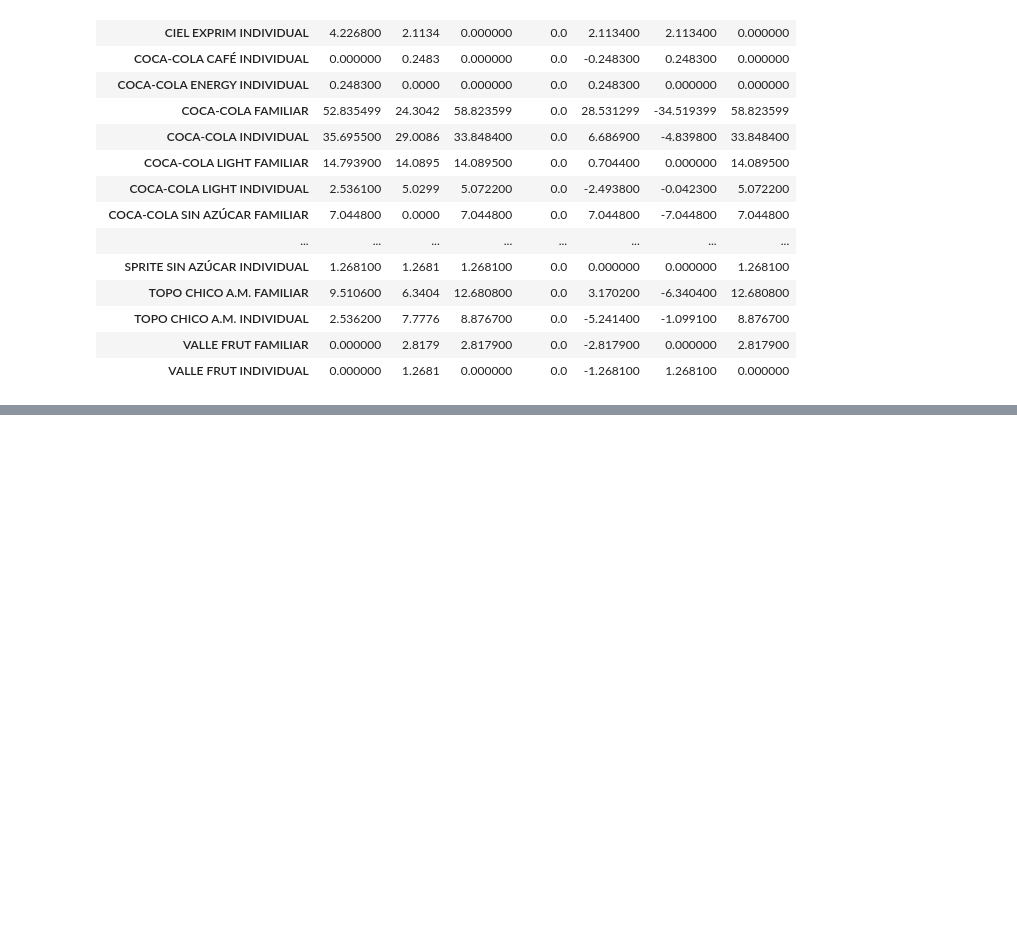
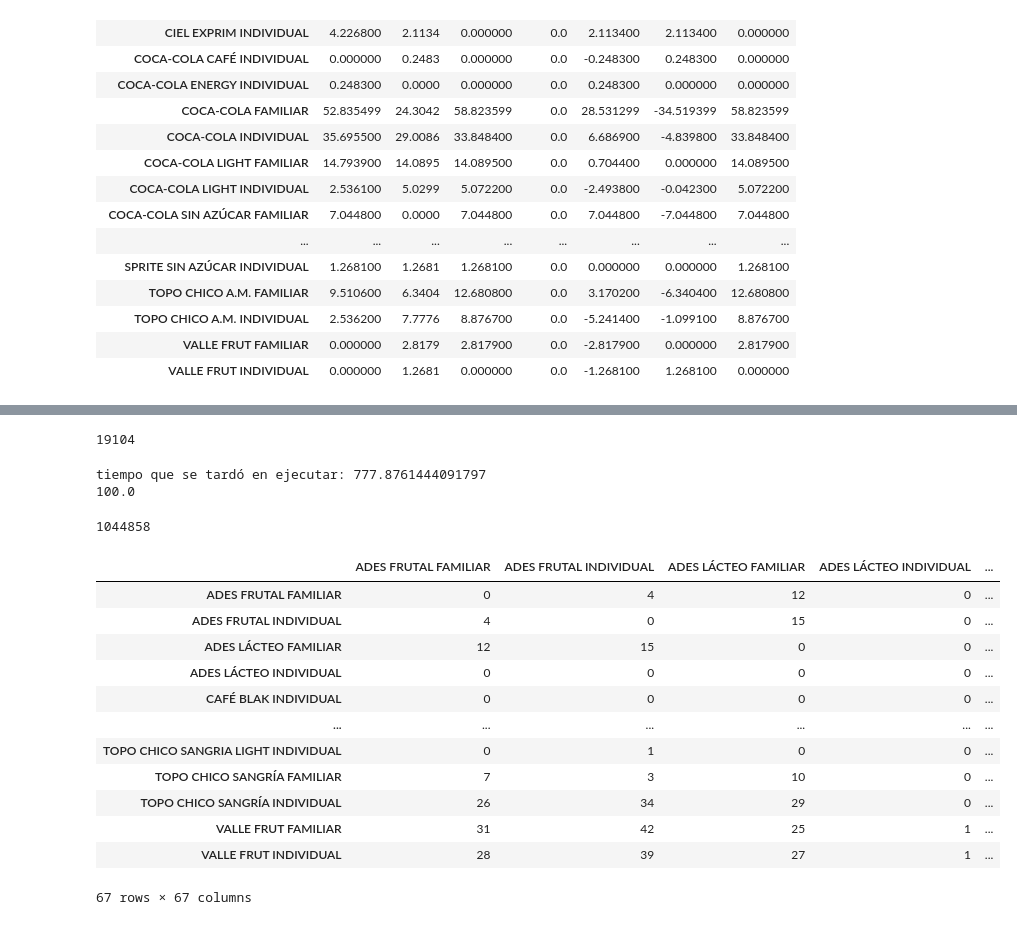
Before and after one commit to FeerRomero/CienciaDeDatos, a Jupyter notebook: ProyectoFinalFinalísimo.ipynb, the cells around one changed output, grey strips where cells are left out. Cells and saved outputs as stored; diff of their text form; code cells hidden in the pictures; blank space fills up the shorter version.

Commit message:
Se corrieron todos los elementos y se creo un csv con los resultados

```diff
--- a/ProyectoFinalFinalísimo.ipynb
+++ b/ProyectoFinalFinalísimo.ipynb
@@ -76,0 +71,4 @@ unique_Customers/dfTemp.shape[0]
+# %%
+uniqueCustomers = list(dfTemp['CustomerId'].unique())
+uniqueCustomers = sorted(uniqueCustomers)
+print(len(uniqueCustomers))
@@ -263,0 +276,50 @@ deltas.loc[500000101,:]
+# %%
+print(len(uniqueCustomers))
+# %% [output]
+19104
+# %%
+dfAcumulados = pd.DataFrame(columns = uniqueProductos, index = uniqueProductos)
+dfAcumulados = dfAcumulados.fillna(0)
+# %%
+startTime = time.time()
+cantEntradas = 0
+
+for custId in uniqueCustomers:
+    #print(custId)
+
+    #Se seleccionana todos los productos del custId especificado
+    nuevoDfDeltas = deltas.loc[custId,:]
+    cantEntradas = cantEntradas + len(nuevoDfDeltas)
+    dfTempDeltas = pd.DataFrame(index = uniqueProductos)
+    dfTempDeltas = dfTempDeltas.add(nuevoDfDeltas, fill_value=0)
+    dfTempDeltas = dfTempDeltas.fillna(0.0)
+    nuevoDfDeltas = dfTempDeltas
+
+    #Se transpone el Data Frame
+    nuevoDfDeltas = nuevoDfDeltas.transpose()
+
+    #Se calcula la correlación
+    corrNueva = nuevoDfDeltas.corr()
+    corrNueva = corrNueva.fillna(0.0)
+
+    #Se crea un Data Frame con valores verdaderos o falsos
+    dfCanibalizacion = corrNueva.applymap(lambda x: 1 if x < -0.75 else 0)
+
+    #Se suman los valores actuales con los arrojados si se cree que hay canibalización entre productos
+    dfTempCani = pd.DataFrame(columns = uniqueProductos, index = uniqueProductos)
+    dfTempCani = dfTempCani.add(dfCanibalizacion, fill_value = 0)
+    dfTempCani = dfTempCani.fillna(0)
+    dfAcumulados = dfAcumulados.add(dfTempCani, fill_value=0)
+
+endTime = time.time()
+# %%
+entradasTotales = deltas.shape[0]
+print("tiempo que se tardó en ejecutar: " + str(endTime - startTime))
+print((cantEntradas/entradasTotales)*100)
+# %% [output]
+tiempo que se tardó en ejecutar: 777.8761444091797
+100.0
+# %%
+dfAcumulados.sum().sum()
+# %% [output]
+1044858
@@ -263,0 +328,16 @@ deltas.loc[500000101,:]
+# %%
+dfAcumulados
+# %% [output]
+|  | ADES FRUTAL FAMILIAR | ADES FRUTAL INDIVIDUAL | ADES LÁCTEO FAMILIAR | ADES LÁCTEO INDIVIDUAL | ... |
+| ADES FRUTAL FAMILIAR | 0 | 4 | 12 | 0 | ... |
+| ADES FRUTAL INDIVIDUAL | 4 | 0 | 15 | 0 | ... |
+| ADES LÁCTEO FAMILIAR | 12 | 15 | 0 | 0 | ... |
+| ADES LÁCTEO INDIVIDUAL | 0 | 0 | 0 | 0 | ... |
+| CAFÉ BLAK INDIVIDUAL | 0 | 0 | 0 | 0 | ... |
+| ... | ... | ... | ... | ... | ... |
+| TOPO CHICO SANGRIA LIGHT INDIVIDUAL | 0 | 1 | 0 | 0 | ... |
+| TOPO CHICO SANGRÍA FAMILIAR | 7 | 3 | 10 | 0 | ... |
+| TOPO CHICO SANGRÍA INDIVIDUAL | 26 | 34 | 29 | 0 | ... |
+| VALLE FRUT FAMILIAR | 31 | 42 | 25 | 1 | ... |
+| VALLE FRUT INDIVIDUAL | 28 | 39 | 27 | 1 | ... |
+67 rows × 67 columns
```
Also changed, not shown: parts of 21 cells of this notebook, 2 other files.
